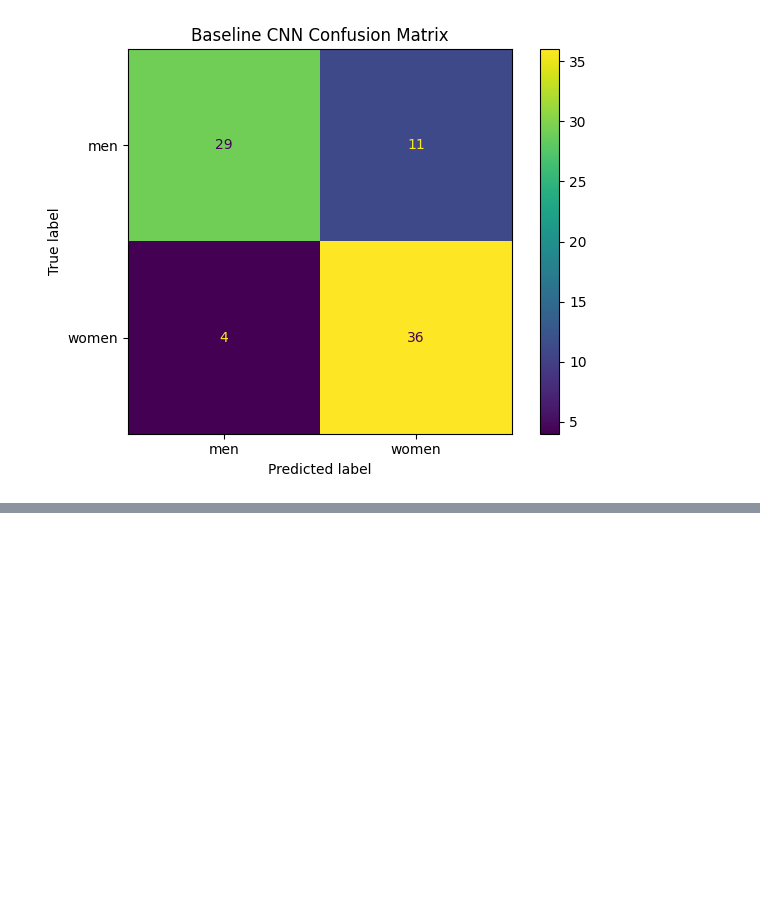
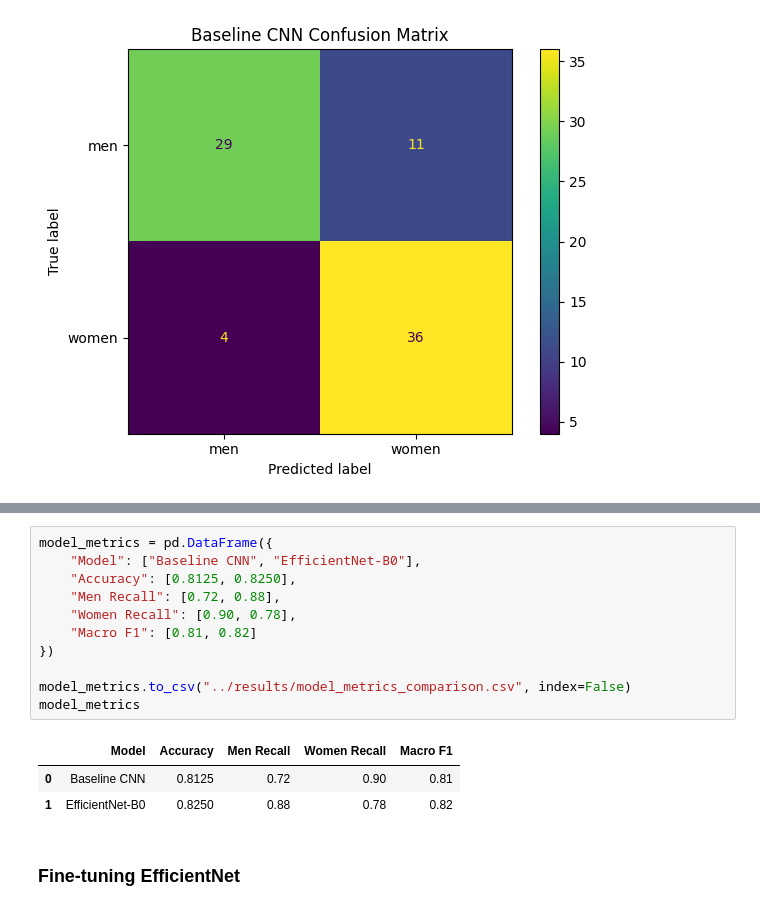
Before and after one commit to myahid1/Gender_Classification_Project, a Jupyter notebook: notebooks/01_eda.ipynb, the cells around one changed output, grey strips where cells are left out. Drawn from its saved outputs; the diff is of its cells as text; blank space fills up the shorter version.

```diff
--- a/notebooks/01_eda.ipynb
+++ b/notebooks/01_eda.ipynb
@@ -475,0 +606,17 @@ plt.show()
+# %%
+model_metrics = pd.DataFrame({
+    "Model": ["Baseline CNN", "EfficientNet-B0"],
+    "Accuracy": [0.8125, 0.8250],
+    "Men Recall": [0.72, 0.88],
+    "Women Recall": [0.90, 0.78],
+    "Macro F1": [0.81, 0.82]
+})
+
+model_metrics.to_csv("../results/model_metrics_comparison.csv", index=False)
+model_metrics
+# %% [output]
+|  | Model | Accuracy | Men Recall | Women Recall | Macro F1 |
+| 0 | Baseline CNN | 0.8125 | 0.72 | 0.90 | 0.81 |
+| 1 | EfficientNet-B0 | 0.8250 | 0.88 | 0.78 | 0.82 |
+# %% [markdown]
+### Fine-tuning EfficientNet
```
Also changed, not shown: parts of 23 cells of this notebook, 2 other files.
